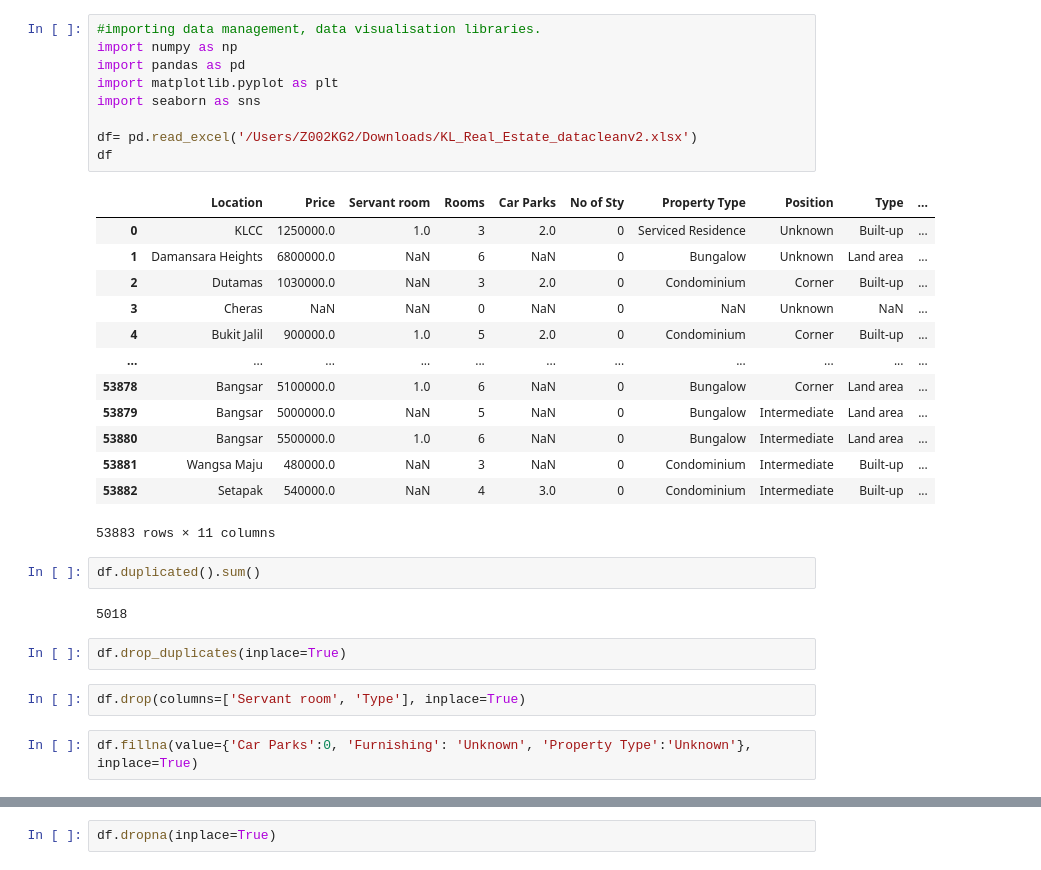
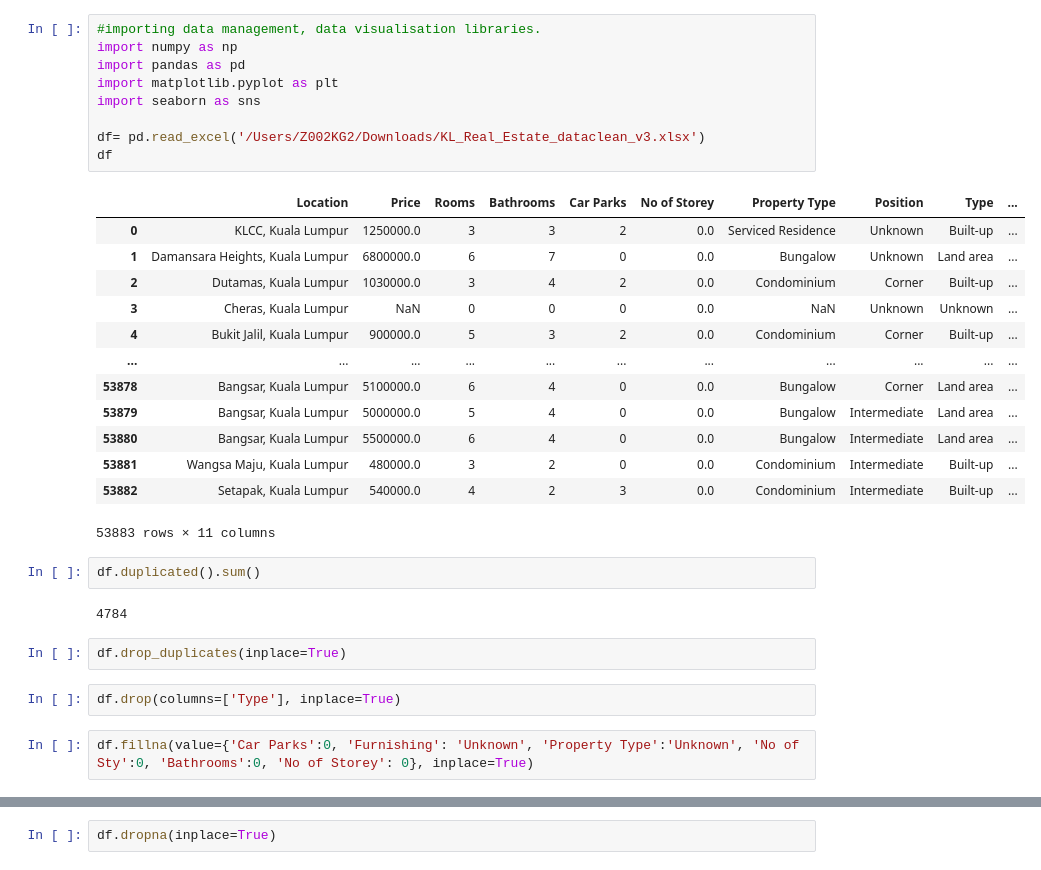
Before and after one commit to RAVIKUMARML89/KLStats, a Jupyter notebook: Stats_Assignment_Nagas_Jupiter.ipynb, the cells around one changed output, grey strips where cells are left out. Cells and saved outputs as stored; diff of their text form.

```diff
--- a/Stats_Assignment_Nagas_Jupiter.ipynb
+++ b/Stats_Assignment_Nagas_Jupiter.ipynb
@@ -1,36 +1,36 @@
 # %%
 #importing data management, data visualisation libraries.
 import numpy as np
 import pandas as pd
 import matplotlib.pyplot as plt
 import seaborn as sns
 
-df= pd.read_excel('/Users/Z002KG2/Downloads/KL_Real_Estate_datacleanv2.xlsx')
+df= pd.read_excel('/Users/Z002KG2/Downloads/KL_Real_Estate_dataclean_v3.xlsx')
 df
 # %% [output]
-|  | Location | Price | Servant room | Rooms | Car Parks | No of Sty | Property Type | Position | Type | ... |
-| 0 | KLCC | 1250000.0 | 1.0 | 3 | 2.0 | 0 | Serviced Residence | Unknown | Built-up | ... |
-| 1 | Damansara Heights | 6800000.0 | NaN | 6 | NaN | 0 | Bungalow | Unknown | Land area | ... |
-| 2 | Dutamas | 1030000.0 | NaN | 3 | 2.0 | 0 | Condominium | Corner | Built-up | ... |
-| 3 | Cheras | NaN | NaN | 0 | NaN | 0 | NaN | Unknown | NaN | ... |
-| 4 | Bukit Jalil | 900000.0 | 1.0 | 5 | 2.0 | 0 | Condominium | Corner | Built-up | ... |
+|  | Location | Price | Rooms | Bathrooms | Car Parks | No of Storey | Property Type | Position | Type | ... |
+| 0 | KLCC, Kuala Lumpur | 1250000.0 | 3 | 3 | 2 | 0.0 | Serviced Residence | Unknown | Built-up | ... |
+| 1 | Damansara Heights, Kuala Lumpur | 6800000.0 | 6 | 7 | 0 | 0.0 | Bungalow | Unknown | Land area | ... |
+| 2 | Dutamas, Kuala Lumpur | 1030000.0 | 3 | 4 | 2 | 0.0 | Condominium | Corner | Built-up | ... |
+| 3 | Cheras, Kuala Lumpur | NaN | 0 | 0 | 0 | 0.0 | NaN | Unknown | Unknown | ... |
+| 4 | Bukit Jalil, Kuala Lumpur | 900000.0 | 5 | 3 | 2 | 0.0 | Condominium | Corner | Built-up | ... |
 | ... | ... | ... | ... | ... | ... | ... | ... | ... | ... | ... |
-| 53878 | Bangsar | 5100000.0 | 1.0 | 6 | NaN | 0 | Bungalow | Corner | Land area | ... |
-| 53879 | Bangsar | 5000000.0 | NaN | 5 | NaN | 0 | Bungalow | Intermediate | Land area | ... |
-| 53880 | Bangsar | 5500000.0 | 1.0 | 6 | NaN | 0 | Bungalow | Intermediate | Land area | ... |
-| 53881 | Wangsa Maju | 480000.0 | NaN | 3 | NaN | 0 | Condominium | Intermediate | Built-up | ... |
-| 53882 | Setapak | 540000.0 | NaN | 4 | 3.0 | 0 | Condominium | Intermediate | Built-up | ... |
+| 53878 | Bangsar, Kuala Lumpur | 5100000.0 | 6 | 4 | 0 | 0.0 | Bungalow | Corner | Land area | ... |
+| 53879 | Bangsar, Kuala Lumpur | 5000000.0 | 5 | 4 | 0 | 0.0 | Bungalow | Intermediate | Land area | ... |
+| 53880 | Bangsar, Kuala Lumpur | 5500000.0 | 6 | 4 | 0 | 0.0 | Bungalow | Intermediate | Land area | ... |
+| 53881 | Wangsa Maju, Kuala Lumpur | 480000.0 | 3 | 2 | 0 | 0.0 | Condominium | Intermediate | Built-up | ... |
+| 53882 | Setapak, Kuala Lumpur | 540000.0 | 4 | 2 | 3 | 0.0 | Condominium | Intermediate | Built-up | ... |
 53883 rows × 11 columns
 # %%
 df.duplicated().sum()
 # %% [output]
-5018
+4784
 # %%
 df.drop_duplicates(inplace=True)
 # %%
-df.drop(columns=['Servant room', 'Type'], inplace=True)
+df.drop(columns=['Type'], inplace=True)
 # %%
-df.fillna(value={'Car Parks':0, 'Furnishing': 'Unknown', 'Property Type':'Unknown'}, inplace=True)
+df.fillna(value={'Car Parks':0, 'Furnishing': 'Unknown', 'Property Type':'Unknown', 'No of Sty':0, 'Bathrooms':0, 'No of Storey': 0}, inplace=True)
 # %%
 df.isna().sum()
 # %% [output]
```
Also changed, not shown: parts of 24 cells of this notebook, 1 other file.
